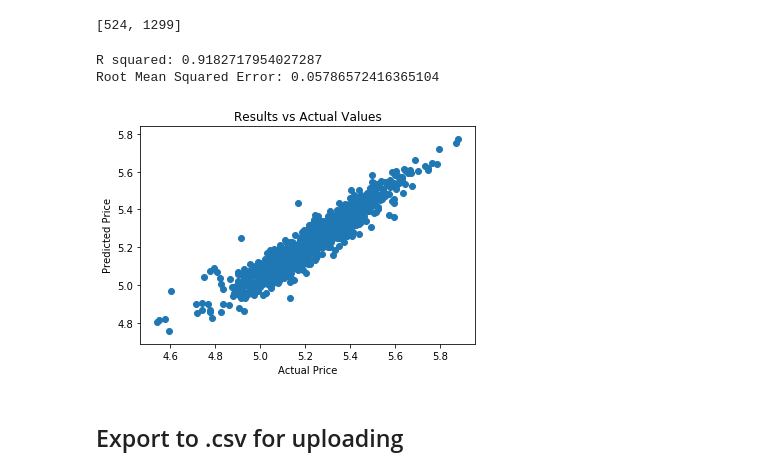
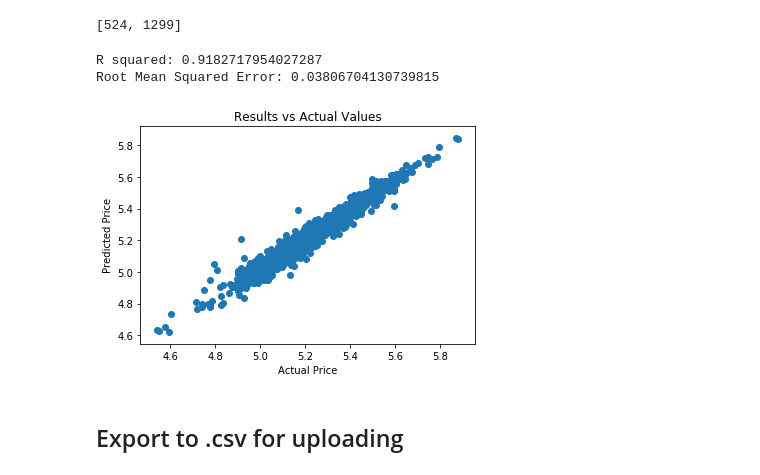
Before and after one commit to bhalbur/AmesData, a Jupyter notebook: Gradient_Boosted.ipynb, the cells around one changed output. Saved outputs shown, nothing was run; the diff lists cells and outputs as text; code cells hidden in the pictures.

```diff
--- a/Gradient_Boosted.ipynb
+++ b/Gradient_Boosted.ipynb
@@ -48,21 +48,21 @@ trimprices = logprices.drop(droprows)
 # %%
 train = trim.loc[1:1460,]
 test = trim.loc[1461:2919,]
-boost = GradientBoostingRegressor(n_estimators=200, n_iter_no_change=2, max_depth=3, max_features=12)
+boost = GradientBoostingRegressor()
 boost.fit(train, trimprices, sample_weight=None ,monitor=None)
 yhat = boost.predict(train)
 y = trimprices
 plt.scatter(y, yhat)
 plt.xlabel('Actual Price')
 plt.ylabel('Predicted Price')
 plt.title('Results vs Actual Values')
 print("R squared:",linreg.score(train, y, sample_weight=None))
 RMSE = math.sqrt(mean_squared_error(y, yhat))
 print("Root Mean Squared Error:",RMSE)
 # %% [output]
 R squared: 0.9182717954027287
-Root Mean Squared Error: 0.05786572416365104
+Root Mean Squared Error: 0.03806704130739815
-[figure, old version]
+[figure, new version]
 # %% [markdown]
 ## Export to .csv for uploading
 # %%
```
Also changed, not shown: 6 other files.
